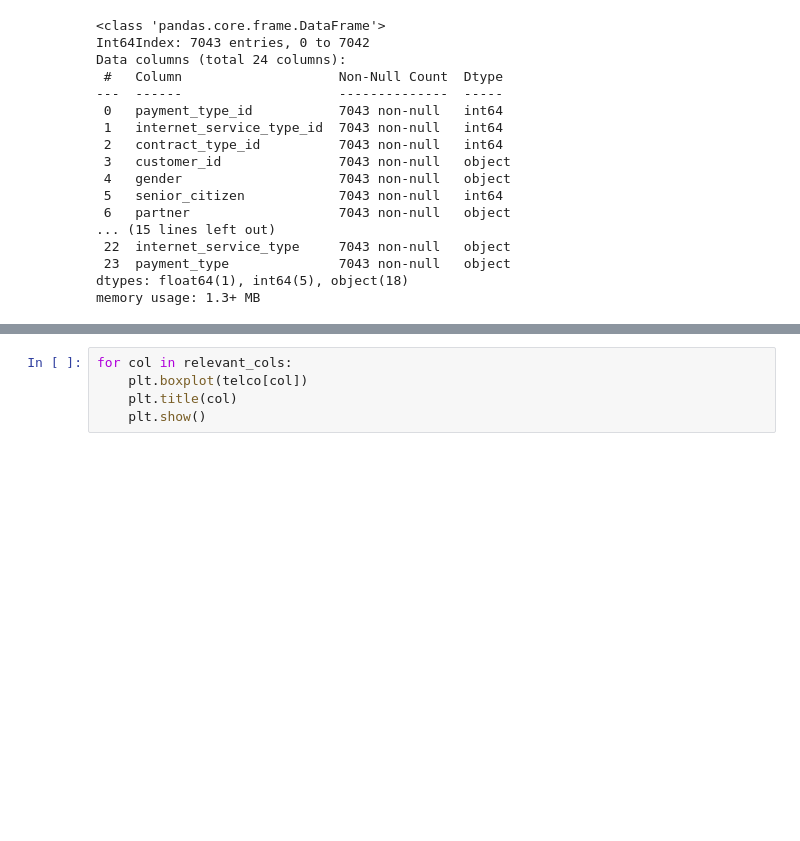
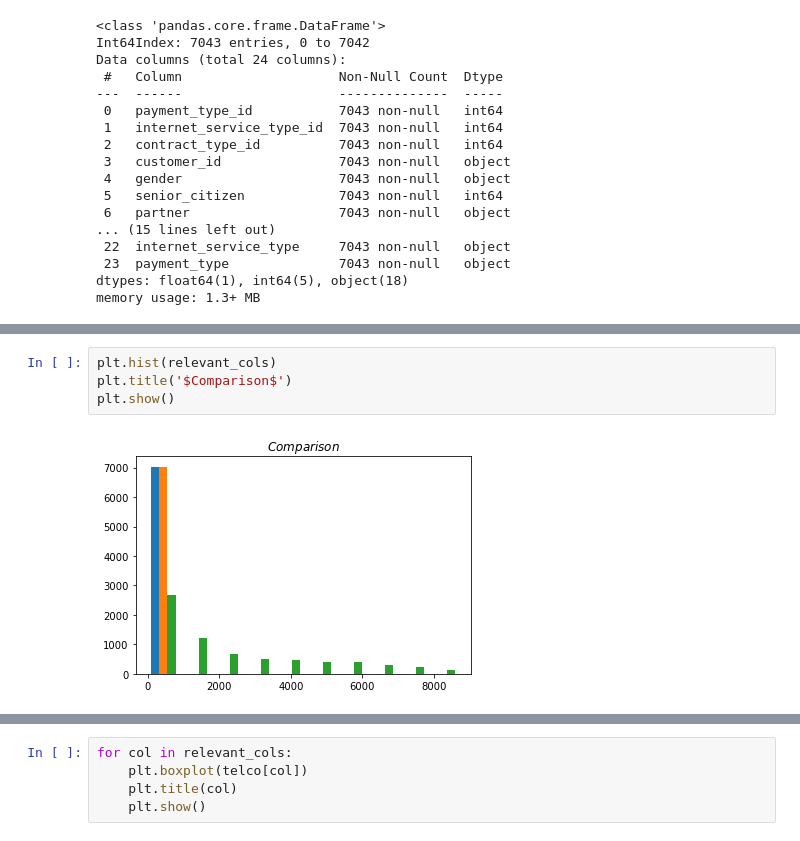
Before and after one commit to Severina7/Man_in_a_hole, a Jupyter notebook: doodle_and_draft.ipynb, the cells around one changed output, grey strips where cells are left out. Drawn from its saved outputs; the diff is of its cells as text; blank space fills up the shorter version.

```diff
--- a/doodle_and_draft.ipynb
+++ b/doodle_and_draft.ipynb
@@ -165,0 +186,6 @@ relevant_cols
+# %%
+plt.hist(relevant_cols)
+plt.title('$Comparison$')
+plt.show()
+# %% [output]
+[figure, added]
```
Also changed, not shown: parts of 32 cells of this notebook.
